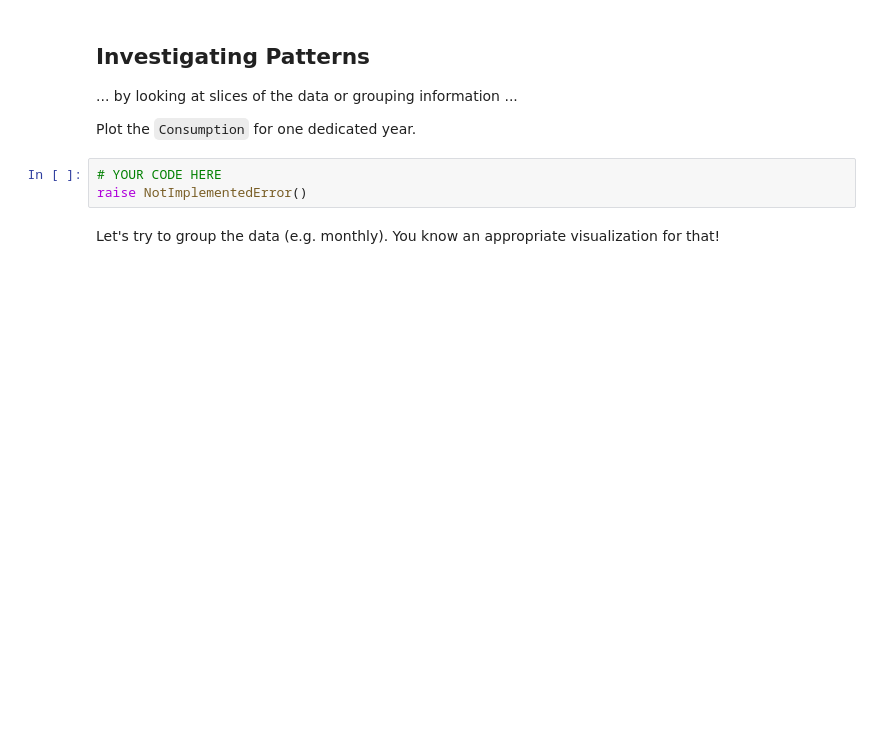
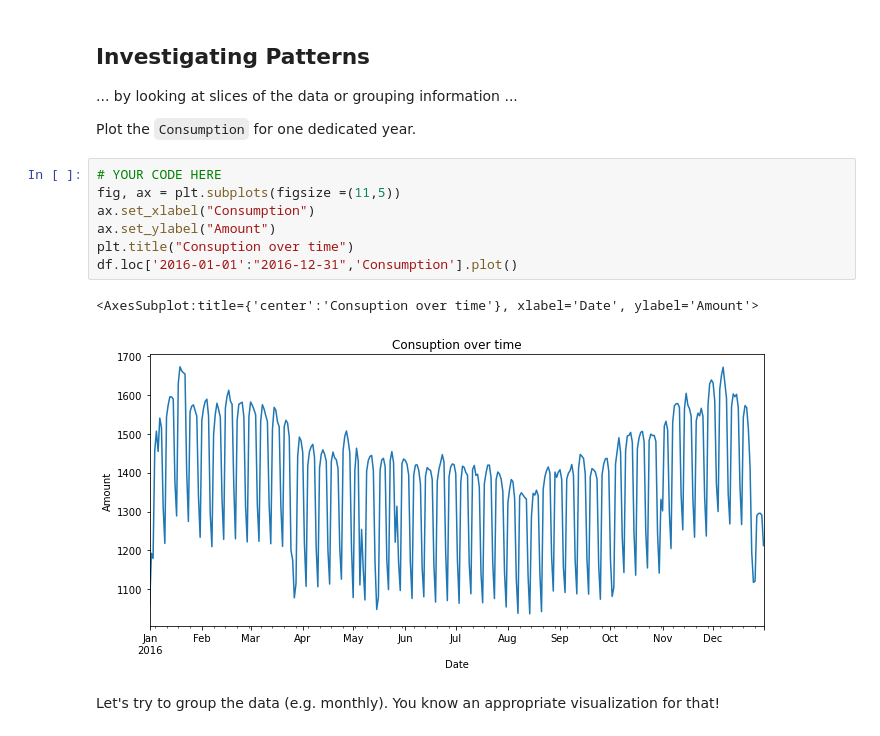
Before and after one commit to s-naegele/Data-Analysis, a Jupyter notebook: Lab/04_TimeseriesData_neu.ipynb, the cells around one changed output. Cells and saved outputs as stored; diff of their text form; blank space fills up the shorter version.

```diff
--- a/Lab/04_TimeseriesData_neu.ipynb
+++ b/Lab/04_TimeseriesData_neu.ipynb
@@ -114,9 +232,16 @@ raise NotImplementedError()
 ... by looking at slices of the data or grouping information ...
 
 Plot the `Consumption` for one dedicated year.
-# %%
-# YOUR CODE HERE
-raise NotImplementedError()
+# %%
+# YOUR CODE HERE
+fig, ax = plt.subplots(figsize =(11,5))
+ax.set_xlabel("Consumption")
+ax.set_ylabel("Amount")
+plt.title("Consuption over time")
+df.loc['2016-01-01':"2016-12-31",'Consumption'].plot()
+# %% [output]
+<AxesSubplot:title={'center':'Consuption over time'}, xlabel='Date', ylabel='Amount'>
+[figure, added]
 # %% [markdown]
 Let's try to group the data (e.g. monthly). You know an appropriate visualization for that!
 # %%
```
Also changed, not shown: parts of 24 cells of this notebook.
